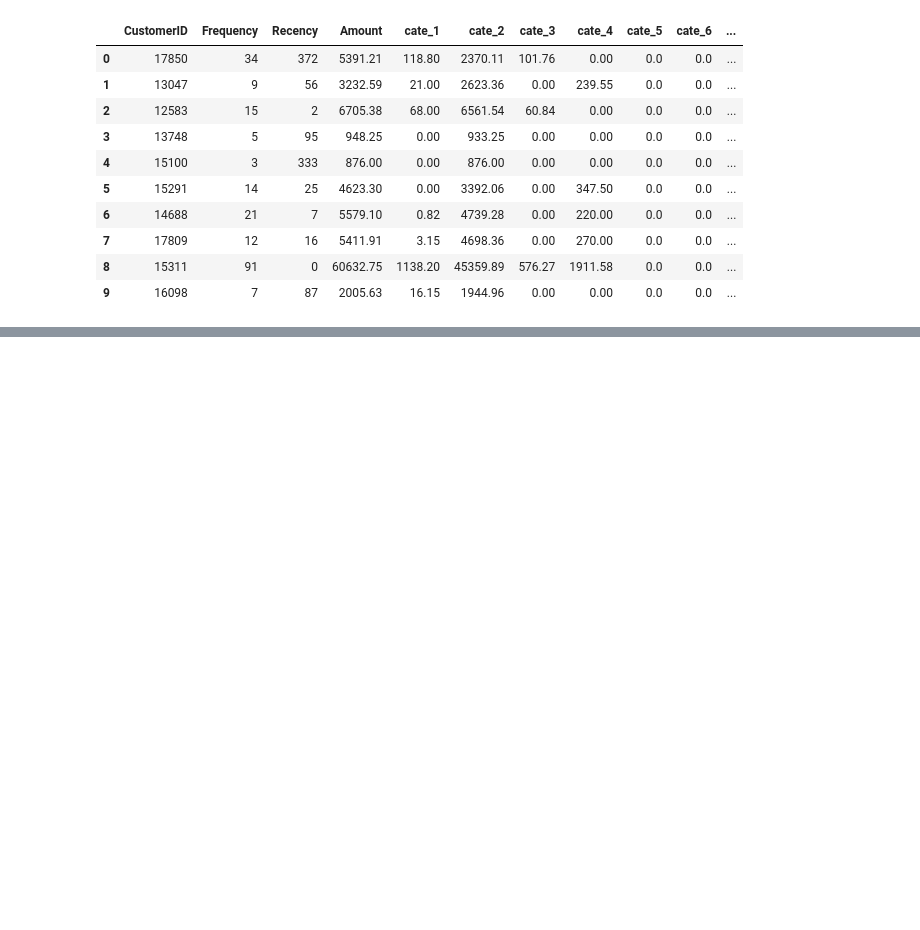
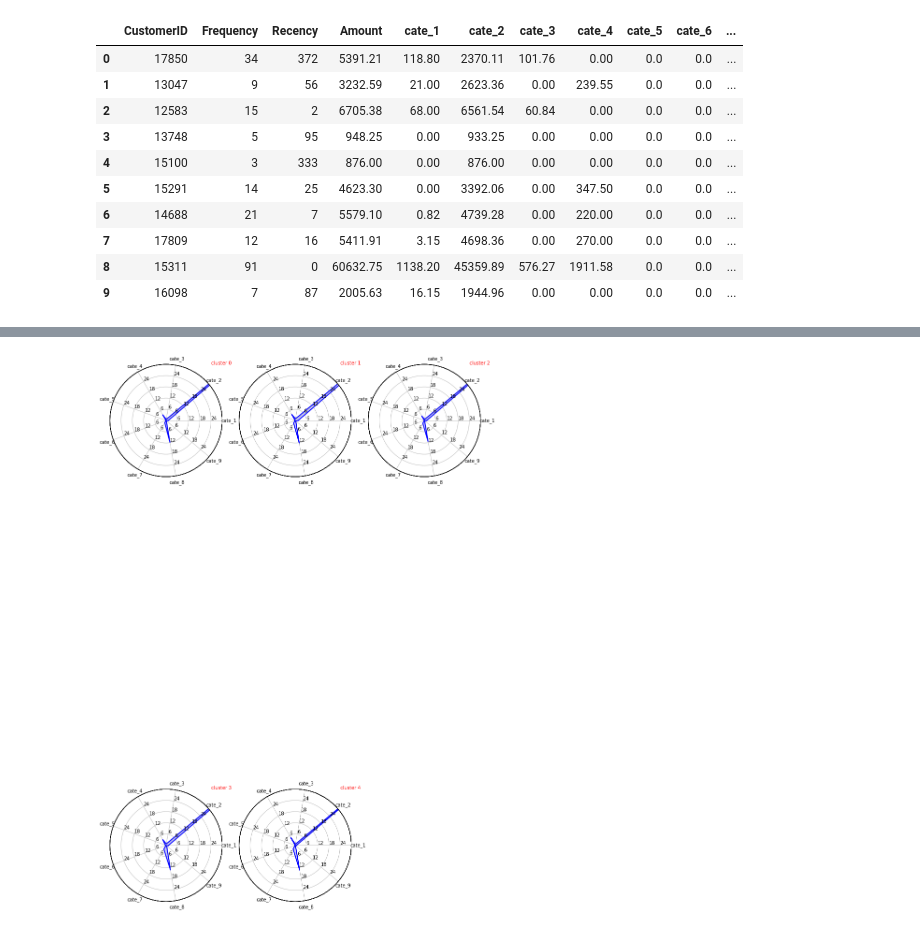
Before and after one commit to fay067/CSC522_P08_Project, a Jupyter notebook: stock_prod_clustering.ipynb, the cells around one changed output, grey strips where cells are left out. Saved outputs shown, nothing was run; the diff lists cells and outputs as text; code cells hidden in the pictures; blank space fills up the shorter version.

Commit message:
graph bug fixed

```diff
--- a/stock_prod_clustering.ipynb
+++ b/stock_prod_clustering.ipynb
@@ -77,4 +79,9 @@ stock_rfm.head(10)
 | 8 | 15311 | 91 | 0 | 60632.75 | 1138.20 | 45359.89 | 576.27 | 1911.58 | 0.0 | 0.0 | ... |
 | 9 | 16098 | 7 | 87 | 2005.63 | 16.15 | 1944.96 | 0.00 | 0.00 | 0.0 | 0.0 | ... |
 # %%
-_rfm.groupby('Group', as_index = False)['CustomerID'].count()
+stock_rfm.groupby('Group', as_index = False)['CustomerID'].count()
+stock_rfm.rename(columns={'Group': 'Cluster'}, inplace=True)
+# %%
+n_attributes = len(stock_rfm.columns) - 5
+customer_clustering = df_for_chart(stock_rfm, n_attributes)
+display(customer_clustering)
@@ -80,0 +97,5 @@ _rfm.groupby('Group', as_index = False)['CustomerID'].count()
+# %%
+n_clusters = len(customer_clustering.index)
+radar_chart(customer_clustering, n_clusters, n_attributes)
+# %% [output]
+[figure, added]
```
Also changed, not shown: parts of 4 cells of this notebook, 3 other files.
